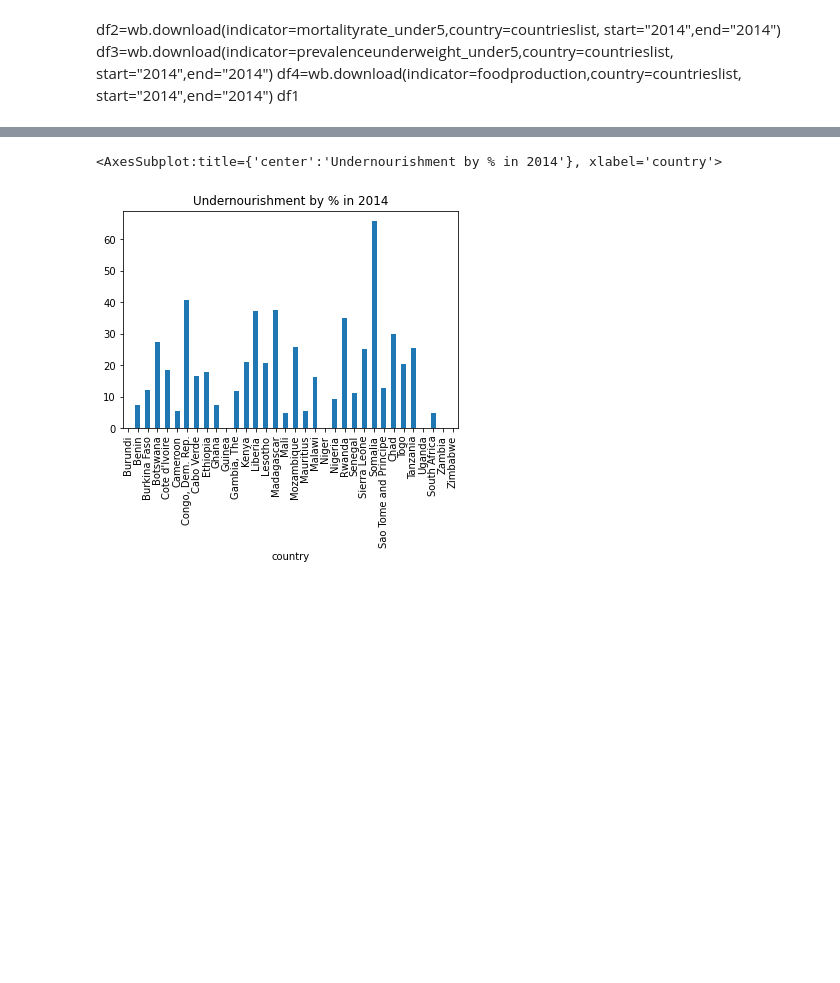
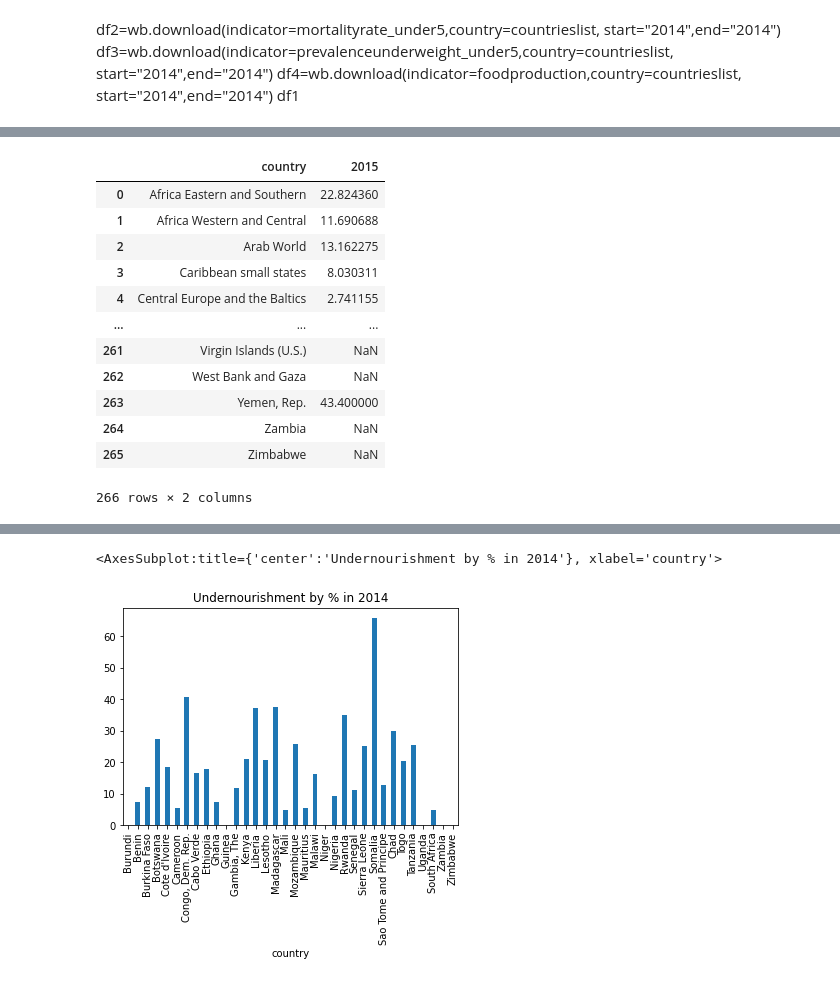
Before and after one commit to pravesh647/UN-SDGs-Dashboard, a Jupyter notebook: sourcing-data.ipynb, the cells around one changed output, grey strips where cells are left out. Saved outputs shown, nothing was run; the diff lists cells and outputs as text; code cells hidden in the pictures; blank space fills up the shorter version.

```diff
--- a/sourcing-data.ipynb
+++ b/sourcing-data.ipynb
@@ -53,3 +74,19 @@ df1
+# %%
+df2
+# %% [output]
+|  | country | 2015 |
+| 0 | Africa Eastern and Southern | 22.824360 |
+| 1 | Africa Western and Central | 11.690688 |
+| 2 | Arab World | 13.162275 |
+| 3 | Caribbean small states | 8.030311 |
+| 4 | Central Europe and the Baltics | 2.741155 |
+| ... | ... | ... |
+| 261 | Virgin Islands (U.S.) | NaN |
+| 262 | West Bank and Gaza | NaN |
+| 263 | Yemen, Rep. | 43.400000 |
+| 264 | Zambia | NaN |
+| 265 | Zimbabwe | NaN |
+266 rows × 2 columns
 # %%
 df1.T
 # %% [output]
```
Also changed, not shown: parts of 11 cells of this notebook, 1 other file.
